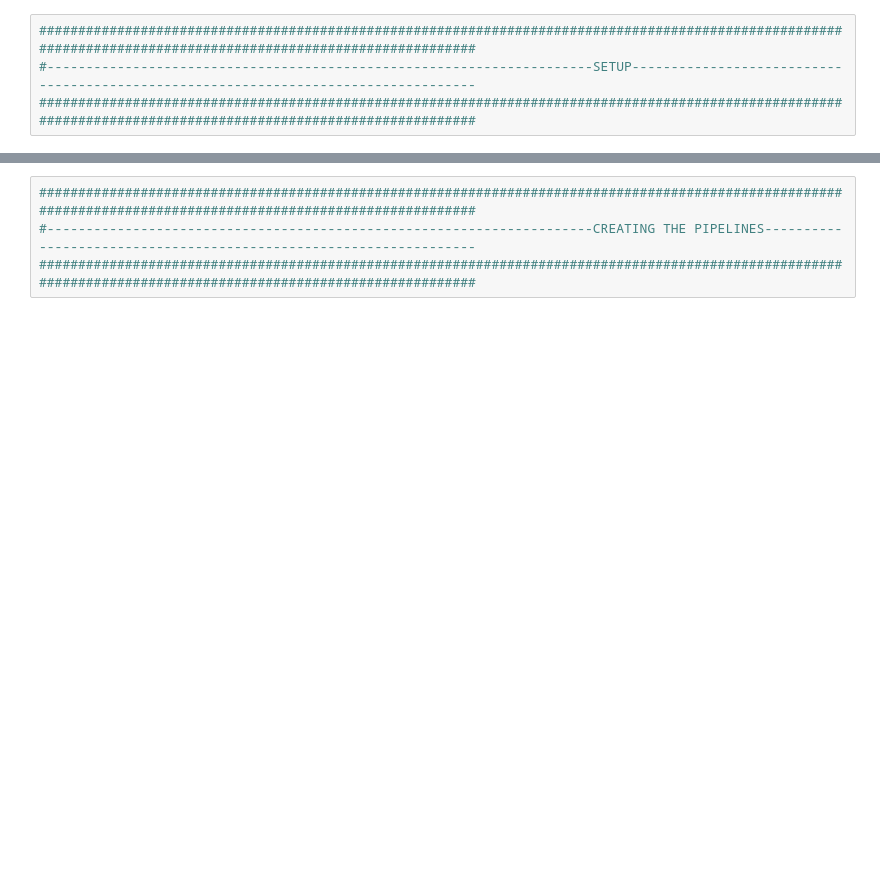
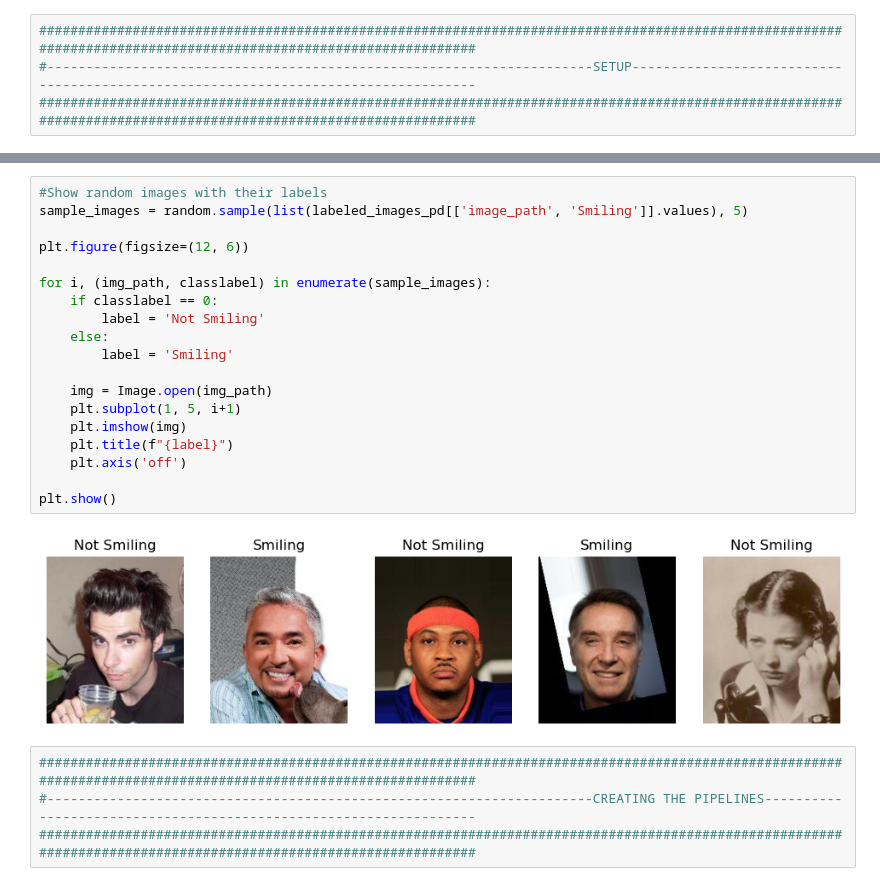
Before and after one commit to JPolakow/Image_Classification_With_TensorFlow, a Jupyter notebook: JonathanPolakow_ST10081881_PDAN8412_POE.ipynb, the cells around one changed output, grey strips where cells are left out. Cells and saved outputs as stored; diff of their text form; blank space fills up the shorter version.

```diff
--- a/JonathanPolakow_ST10081881_PDAN8412_POE.ipynb
+++ b/JonathanPolakow_ST10081881_PDAN8412_POE.ipynb
@@ -27,3 +152,24 @@
+# %%
+#Show random images with their labels
+sample_images = random.sample(list(labeled_images_pd[['image_path', 'Smiling']].values), 5)
+
+plt.figure(figsize=(12, 6))
+
+for i, (img_path, classlabel) in enumerate(sample_images):
+    if classlabel == 0:
+        label = 'Not Smiling'
+    else:
+        label = 'Smiling'
+
+    img = Image.open(img_path)
+    plt.subplot(1, 5, i+1)
+    plt.imshow(img)
+    plt.title(f"{label}")
+    plt.axis('off')
+
+plt.show()
+# %% [output]
+[figure, added]
 # %%
 ###############################################################################################################################################################
 #----------------------------------------------------------------------CREATING THE PIPELINES------------------------------------------------------------------
```
Also changed, not shown: parts of 10 cells of this notebook, 1 other file.
